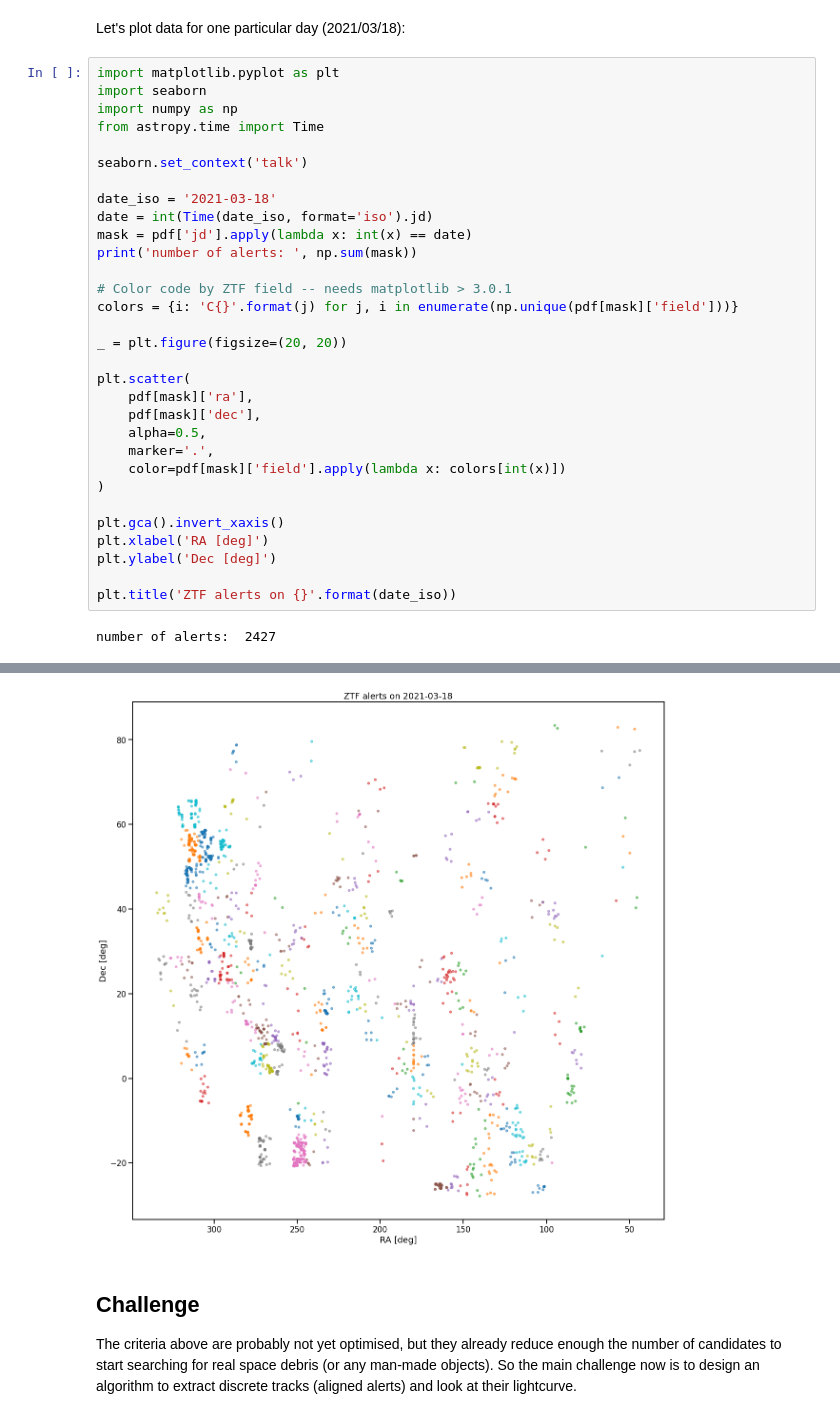
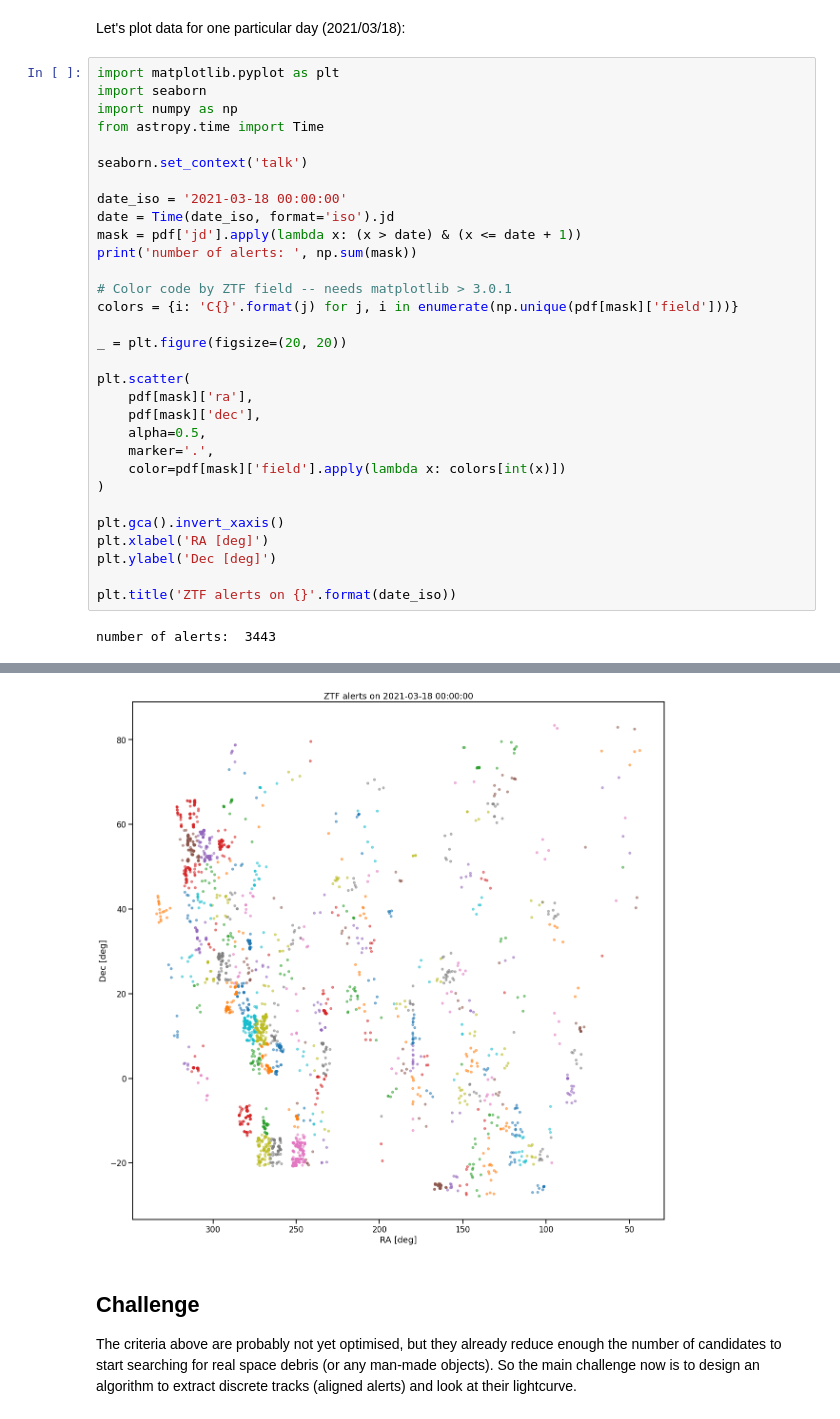
Before and after one commit to astrolabsoftware/fink-usecases, a Jupyter notebook: notebooks/Fink_space_debris.ipynb, the cells around one changed output, grey strips where cells are left out. Drawn from its saved outputs; the diff is of its cells as text.

```diff
--- a/notebooks/Fink_space_debris.ipynb
+++ b/notebooks/Fink_space_debris.ipynb
@@ -45,9 +45,9 @@ from astropy.time import Time
 
 seaborn.set_context('talk')
 
-date_iso = '2021-03-18'
-date = int(Time(date_iso, format='iso').jd)
-mask = pdf['jd'].apply(lambda x: int(x) == date)
+date_iso = '2021-03-18 00:00:00'
+date = Time(date_iso, format='iso').jd
+mask = pdf['jd'].apply(lambda x: (x > date) & (x <= date + 1))
 print('number of alerts: ', np.sum(mask))
 
 # Color code by ZTF field -- needs matplotlib > 3.0.1
@@ -69,4 +69,4 @@ plt.ylabel('Dec [deg]')
 
 plt.title('ZTF alerts on {}'.format(date_iso))
 # %% [output]
-number of alerts:  2427
+number of alerts:  3443
@@ -74,4 +74,4 @@ Text(0.5, 1.0, 'ZTF alerts on 2021-03-18')
-[figure, old version]
+[figure, new version]
 # %% [markdown]
 ## Challenge
 
```
Also changed, not shown: parts of 1 cell of this notebook.
